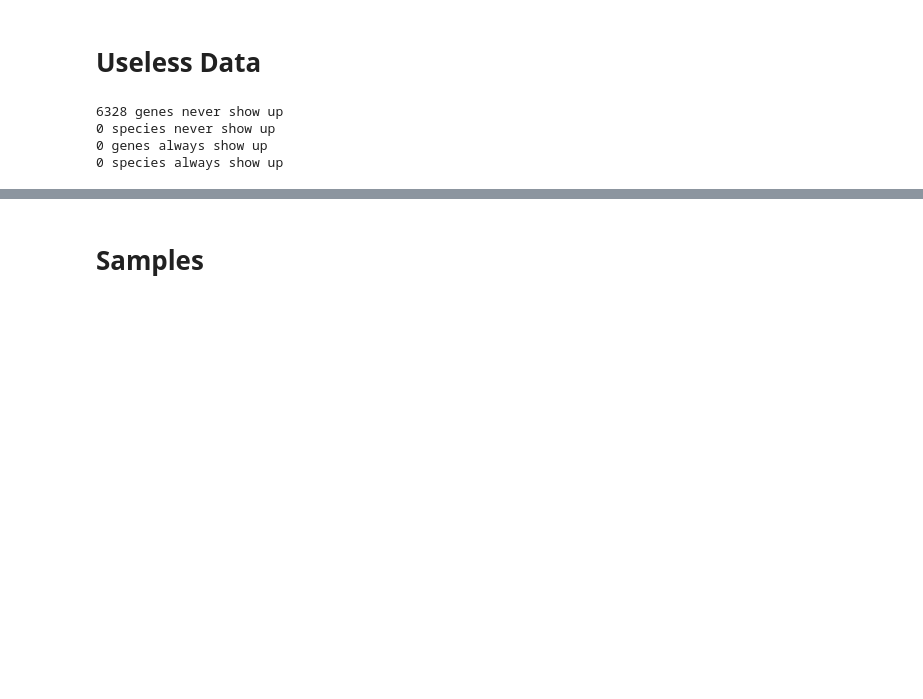
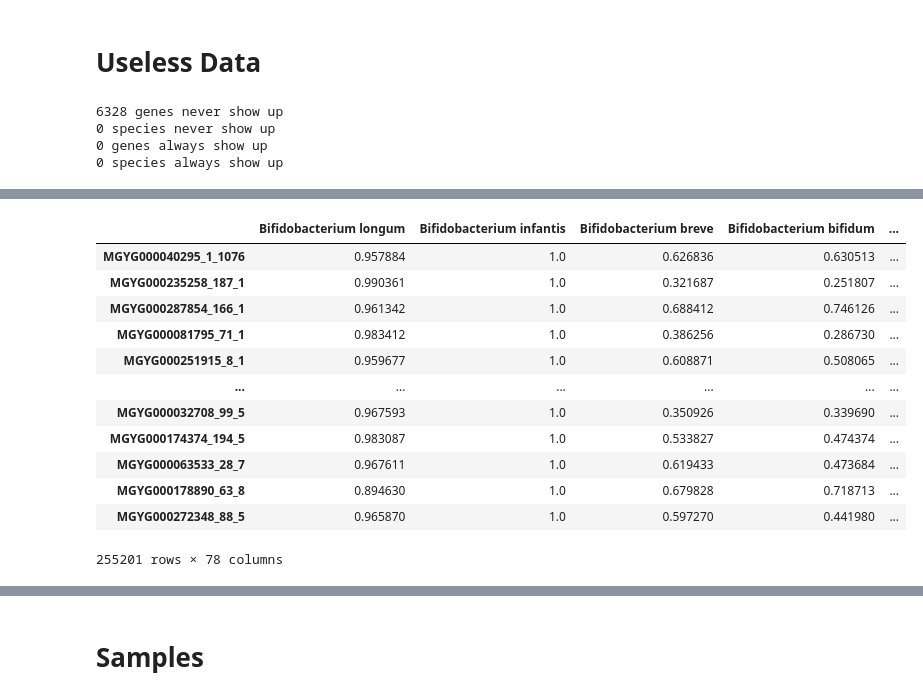
Before and after one commit to AthomsG/gene-prediction-from-bacteria-community, a Jupyter notebook: notebooks/EDA.ipynb, the cells around one changed output, grey strips where cells are left out. Saved outputs shown, nothing was run; the diff lists cells and outputs as text; code cells hidden in the pictures; blank space fills up the shorter version.

```diff
--- a/notebooks/EDA.ipynb
+++ b/notebooks/EDA.ipynb
@@ -96,0 +243,16 @@ print(f'{(count_species==count_species.shape[0]).sum()} species always show up')
+# %%
+df_co_occurrence.T
+# %% [output]
+|  | Bifidobacterium longum | Bifidobacterium infantis | Bifidobacterium breve | Bifidobacterium bifidum | ... |
+| MGYG000040295_1_1076 | 0.957884 | 1.0 | 0.626836 | 0.630513 | ... |
+| MGYG000235258_187_1 | 0.990361 | 1.0 | 0.321687 | 0.251807 | ... |
+| MGYG000287854_166_1 | 0.961342 | 1.0 | 0.688412 | 0.746126 | ... |
+| MGYG000081795_71_1 | 0.983412 | 1.0 | 0.386256 | 0.286730 | ... |
+| MGYG000251915_8_1 | 0.959677 | 1.0 | 0.608871 | 0.508065 | ... |
+| ... | ... | ... | ... | ... | ... |
+| MGYG000032708_99_5 | 0.967593 | 1.0 | 0.350926 | 0.339690 | ... |
+| MGYG000174374_194_5 | 0.983087 | 1.0 | 0.533827 | 0.474374 | ... |
+| MGYG000063533_28_7 | 0.967611 | 1.0 | 0.619433 | 0.473684 | ... |
+| MGYG000178890_63_8 | 0.894630 | 1.0 | 0.679828 | 0.718713 | ... |
+| MGYG000272348_88_5 | 0.965870 | 1.0 | 0.597270 | 0.441980 | ... |
+255201 rows × 78 columns
```
Also changed, not shown: parts of 7 cells of this notebook.
